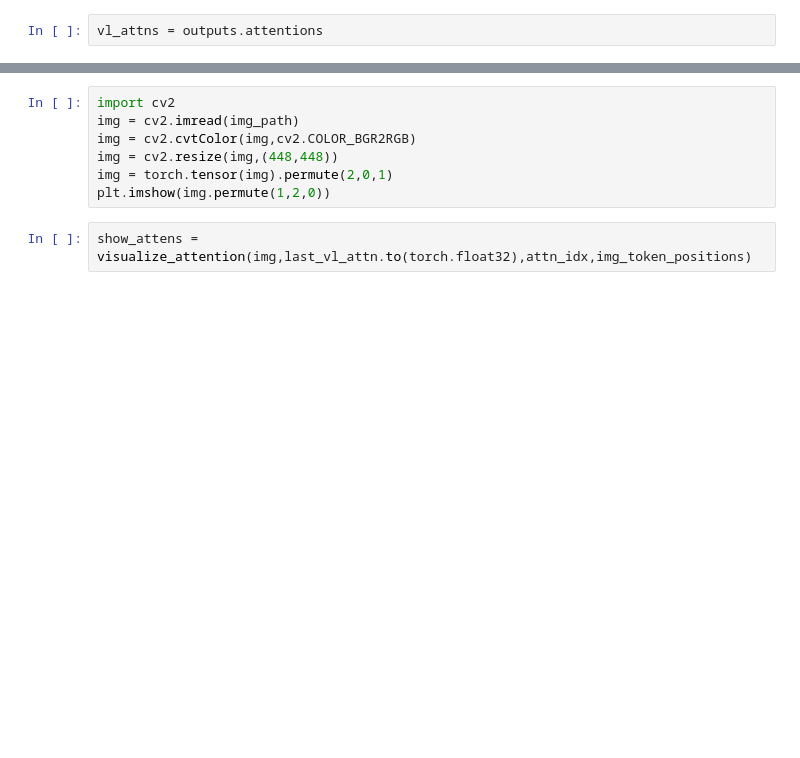
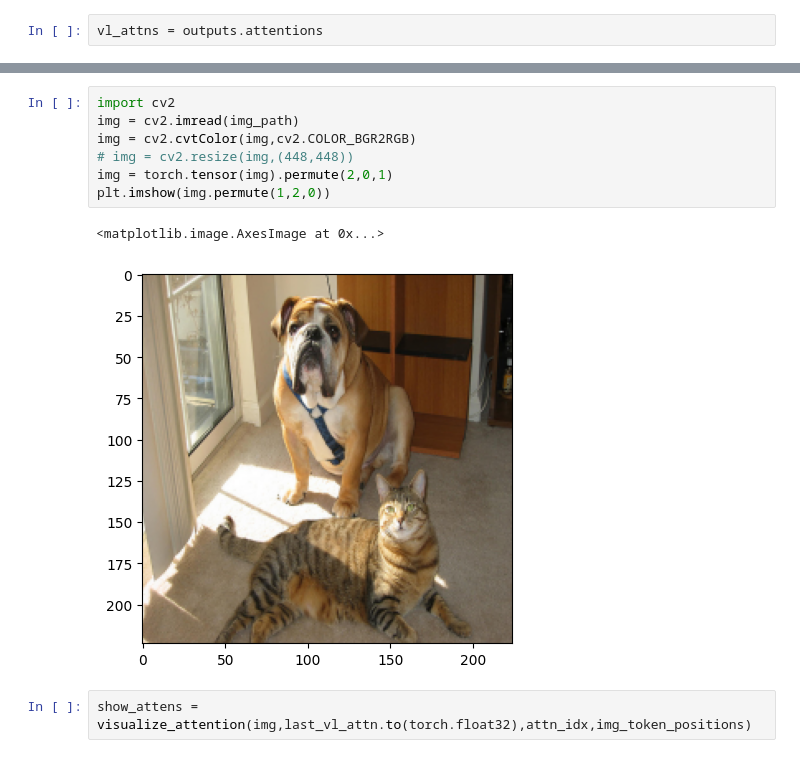
Before and after one commit to cuijunjie18/vit-visualize, a Jupyter notebook: qwen2.5vl.ipynb, the cells around one changed output, grey strips where cells are left out. Saved outputs shown, nothing was run; the diff lists cells and outputs as text; blank space fills up the shorter version.

```diff
--- a/qwen2.5vl.ipynb
+++ b/qwen2.5vl.ipynb
@@ -144,9 +190,12 @@ def plot_attention(img, attention, idx = -1):
 # %%
 import cv2
 img = cv2.imread(img_path)
 img = cv2.cvtColor(img,cv2.COLOR_BGR2RGB)
-img = cv2.resize(img,(448,448))
+# img = cv2.resize(img,(448,448))
 img = torch.tensor(img).permute(2,0,1)
 plt.imshow(img.permute(1,2,0))
+# %% [output]
+<matplotlib.image.AxesImage at 0x...>
+[figure, added]
 # %%
 show_attens = visualize_attention(img,last_vl_attn.to(torch.float32),attn_idx,img_token_positions)
```
Also changed, not shown: parts of 18 cells of this notebook, 11 other files.
